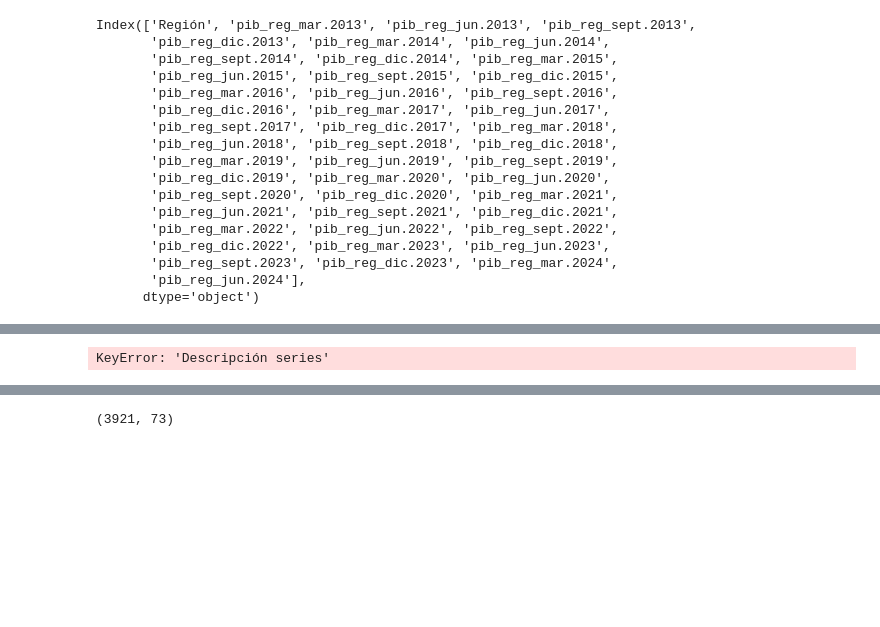
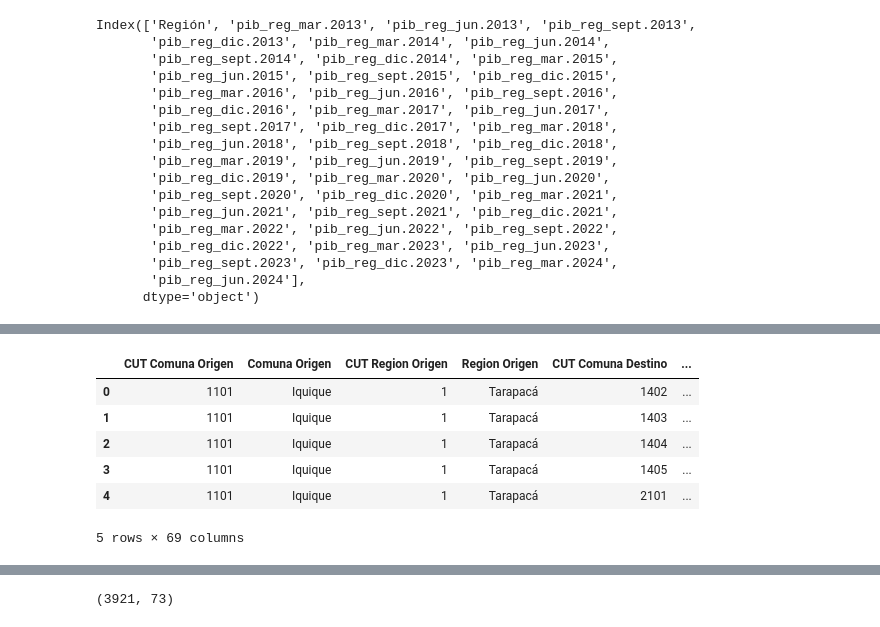
Before and after one commit to LuisCamachoRivero/Exploracion_Proyecto_Final, a Jupyter notebook: src/explore.ipynb, the cells around one changed output, grey strips where cells are left out. Drawn from its saved outputs; the diff is of its cells as text; code cells hidden in the pictures; blank space fills up the shorter version.

Commit message:
merge 1.3

```diff
--- a/src/explore.ipynb
+++ b/src/explore.ipynb
@@ -440,3 +441,14 @@ Index(['Región', 'pib_reg_mar.2013', 'pib_reg_jun.2013', 'pib_reg_sept.2013',
        'pib_reg_sept.2023', 'pib_reg_dic.2023', 'pib_reg_mar.2024',
        'pib_reg_jun.2024'],
       dtype='object')
+# %%
+import re
+
+# Función para renombrar las columnas con el formato deseado
+df_pib_regional.columns = [
+    re.sub(r'pib_reg_pib_reg_(\w+\.\d{4})', r'pib_reg_\1', col)
+    if 'pib_reg_pib_reg_' in col else col
+    for col in df_pib_regional.columns
+]
+
+df_pib_regional
@@ -443,6 +474,12 @@ Index(['Región', 'pib_reg_mar.2013', 'pib_reg_jun.2013', 'pib_reg_sept.2013',
 # %%
-df_merged = pd.merge(df_viajes_ocasionales, df_pib_regional, left_on='Destino Turistico ', right_on='Descripción series', how='inner')
+df_merged = pd.merge(df_viajes_ocasionales, df_pib_regional, left_on='Region Destino', right_on='Región', how='inner')
 
 df_merged.head()
 # %% [output]
+|  | CUT Comuna Origen | Comuna Origen | CUT Region Origen | Region Origen | CUT Comuna Destino | ... |
+| 0 | 1101 | Iquique | 1 | Tarapacá | 1402 | ... |
+| 1 | 1101 | Iquique | 1 | Tarapacá | 1403 | ... |
+| 2 | 1101 | Iquique | 1 | Tarapacá | 1404 | ... |
+| 3 | 1101 | Iquique | 1 | Tarapacá | 1405 | ... |
+| 4 | 1101 | Iquique | 1 | Tarapacá | 2101 | ... |
-KeyError: 'Descripción series'
+5 rows × 69 columns
```
Also changed, not shown: parts of 7 cells of this notebook.
